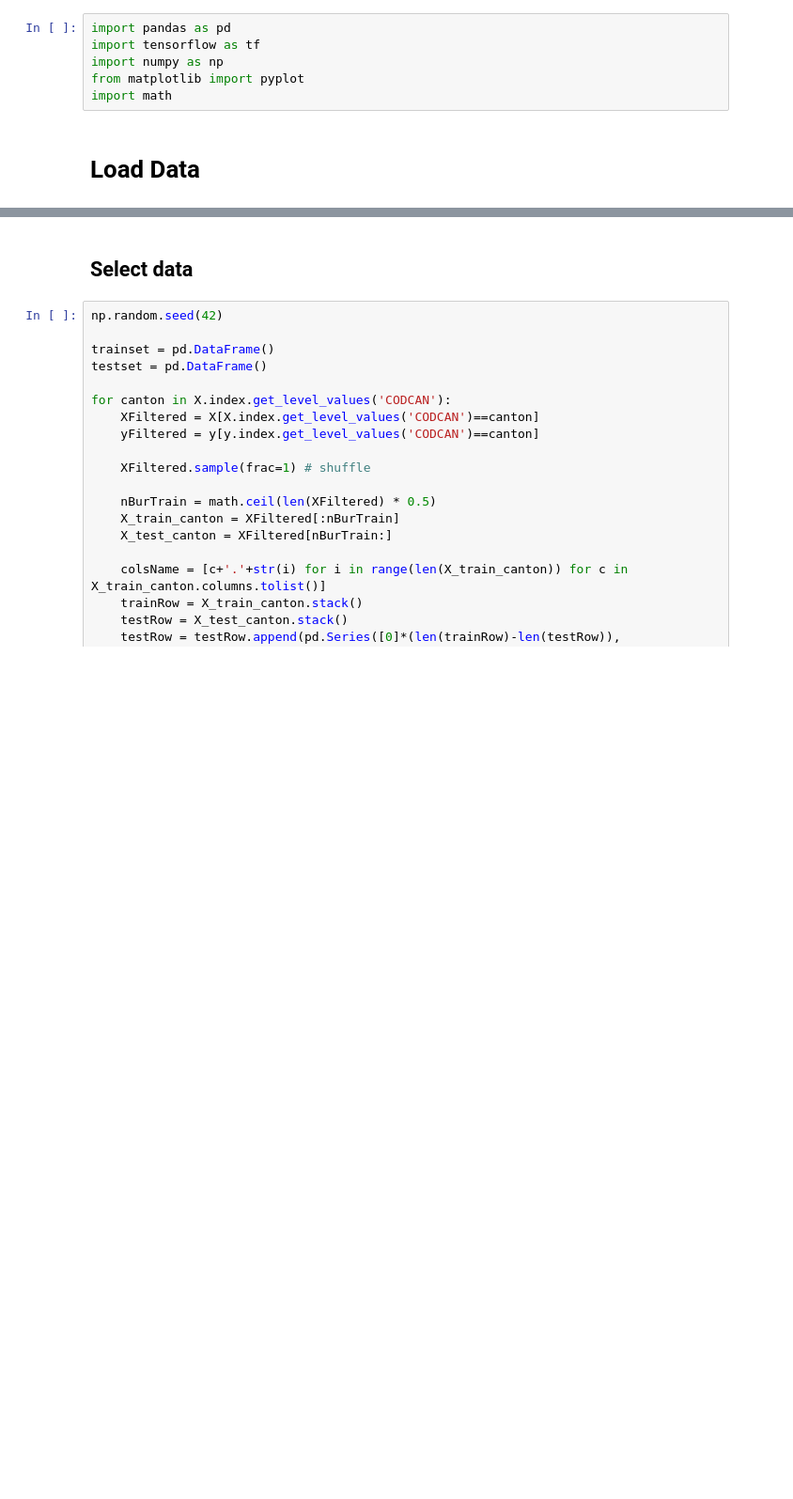
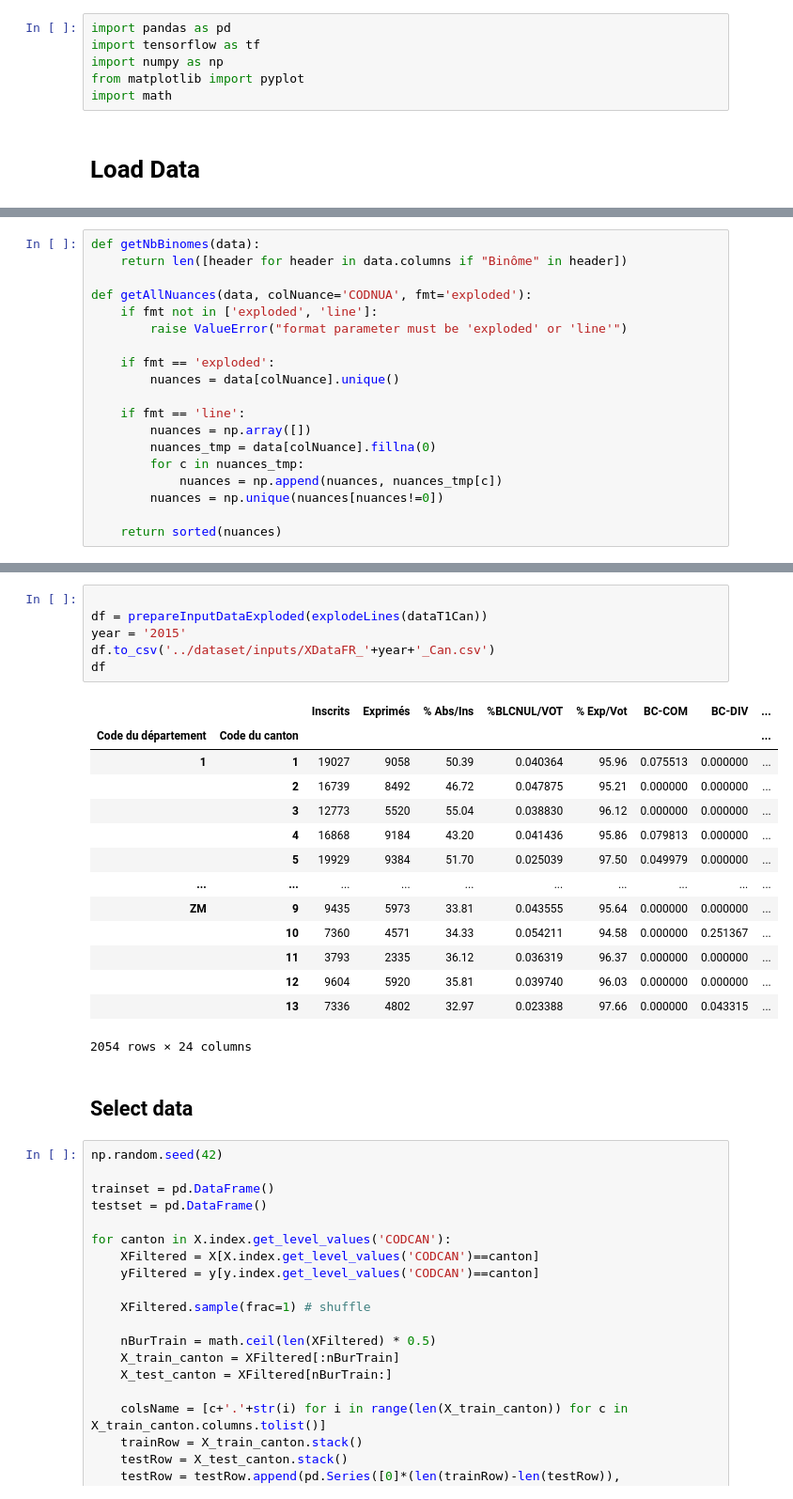
Before and after one commit to Anatharr/elections, a Jupyter notebook: models/model_training.ipynb, the cells around one changed output, grey strips where cells are left out. Shown at 94% size. Saved outputs shown, nothing was run; the diff lists cells and outputs as text; blank space fills up the shorter version.

```diff
--- a/models/model_training.ipynb
+++ b/models/model_training.ipynb
@@ -35,0 +39,19 @@ X.sort_values(['CODCAN', 'CODSUBCOM'])
+# %%
+def getNbBinomes(data):
+    return len([header for header in data.columns if "Binôme" in header])
+
+def getAllNuances(data, colNuance='CODNUA', fmt='exploded'):
+    if fmt not in ['exploded', 'line']:
+        raise ValueError("format parameter must be 'exploded' or 'line'")
+
+    if fmt == 'exploded':
+        nuances = data[colNuance].unique()
+
+    if fmt == 'line':
+        nuances = np.array([])
+        nuances_tmp = data[colNuance].fillna(0)
+        for c in nuances_tmp:
+            nuances = np.append(nuances, nuances_tmp[c])
+        nuances = np.unique(nuances[nuances!=0])
+
+    return sorted(nuances)
@@ -36,3 +126,24 @@ X.sort_values(['CODCAN', 'CODSUBCOM'])
+# %%
+
+df = prepareInputDataExploded(explodeLines(dataT1Can))
+year = '2015'
+df.to_csv('../dataset/inputs/XDataFR_'+year+'_Can.csv')
+df
+# %% [output]
+|  |  | Inscrits | Exprimés | % Abs/Ins | %BLCNUL/VOT | % Exp/Vot | BC-COM | BC-DIV | ... |
+| Code du département | Code du canton |  |  |  |  |  |  |  | ... |
+| 1 | 1 | 19027 | 9058 | 50.39 | 0.040364 | 95.96 | 0.075513 | 0.000000 | ... |
+|  | 2 | 16739 | 8492 | 46.72 | 0.047875 | 95.21 | 0.000000 | 0.000000 | ... |
+|  | 3 | 12773 | 5520 | 55.04 | 0.038830 | 96.12 | 0.000000 | 0.000000 | ... |
+|  | 4 | 16868 | 9184 | 43.20 | 0.041436 | 95.86 | 0.079813 | 0.000000 | ... |
+|  | 5 | 19929 | 9384 | 51.70 | 0.025039 | 97.50 | 0.049979 | 0.000000 | ... |
+| ... | ... | ... | ... | ... | ... | ... | ... | ... | ... |
+| ZM | 9 | 9435 | 5973 | 33.81 | 0.043555 | 95.64 | 0.000000 | 0.000000 | ... |
+|  | 10 | 7360 | 4571 | 34.33 | 0.054211 | 94.58 | 0.000000 | 0.251367 | ... |
+|  | 11 | 3793 | 2335 | 36.12 | 0.036319 | 96.37 | 0.000000 | 0.000000 | ... |
+|  | 12 | 9604 | 5920 | 35.81 | 0.039740 | 96.03 | 0.000000 | 0.000000 | ... |
+|  | 13 | 7336 | 4802 | 32.97 | 0.023388 | 97.66 | 0.000000 | 0.043315 | ... |
+2054 rows × 24 columns
 # %% [markdown]
 ## Select data
 # %%
```
Also changed, not shown: parts of 2 cells of this notebook, 2 other files.
